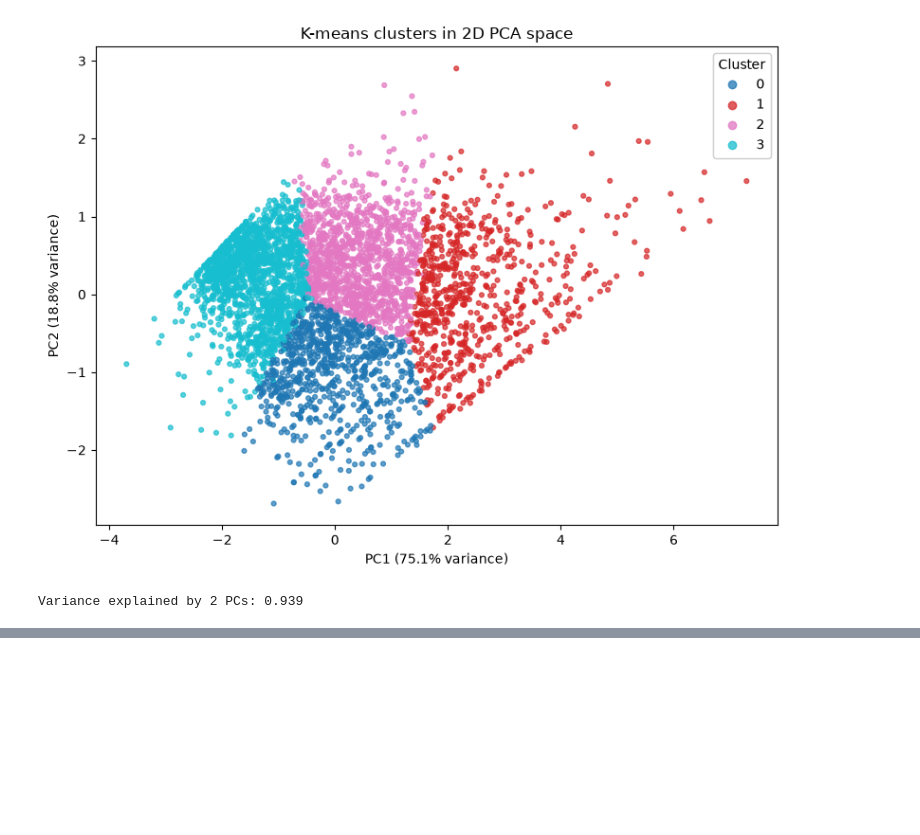
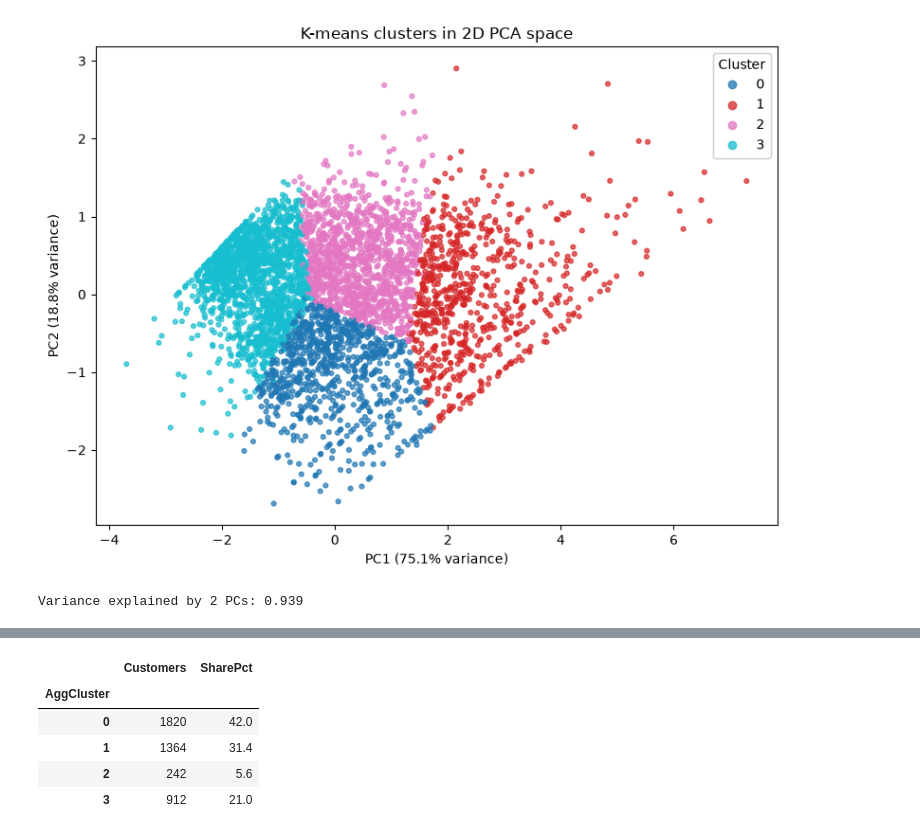
Before and after one commit to HammaadAlam/3730-Customer-Segmentation, a Jupyter notebook: preprocessing.ipynb, the cells around one changed output, grey strips where cells are left out. Drawn from its saved outputs; the diff is of its cells as text; code cells hidden in the pictures; blank space fills up the shorter version.

```diff
--- a/preprocessing.ipynb
+++ b/preprocessing.ipynb
@@ -481,0 +503,18 @@ Variance explained by 2 PCs: 0.939
+# %%
+# Agglomerative cluster sizes
+agg_sizes = (
+    rfm_df["AggCluster"]
+    .value_counts()
+    .sort_index()
+    .rename("Customers")
+    .to_frame()
+)
+agg_sizes["SharePct"] = agg_sizes["Customers"] / agg_sizes["Customers"].sum() * 100
+agg_sizes.round(1)
+# %% [output]
+|  | Customers | SharePct |
+| AggCluster |  |  |
+| 0 | 1820 | 42.0 |
+| 1 | 1364 | 31.4 |
+| 2 | 242 | 5.6 |
+| 3 | 912 | 21.0 |
```
Also changed, not shown: parts of 2 cells of this notebook.
